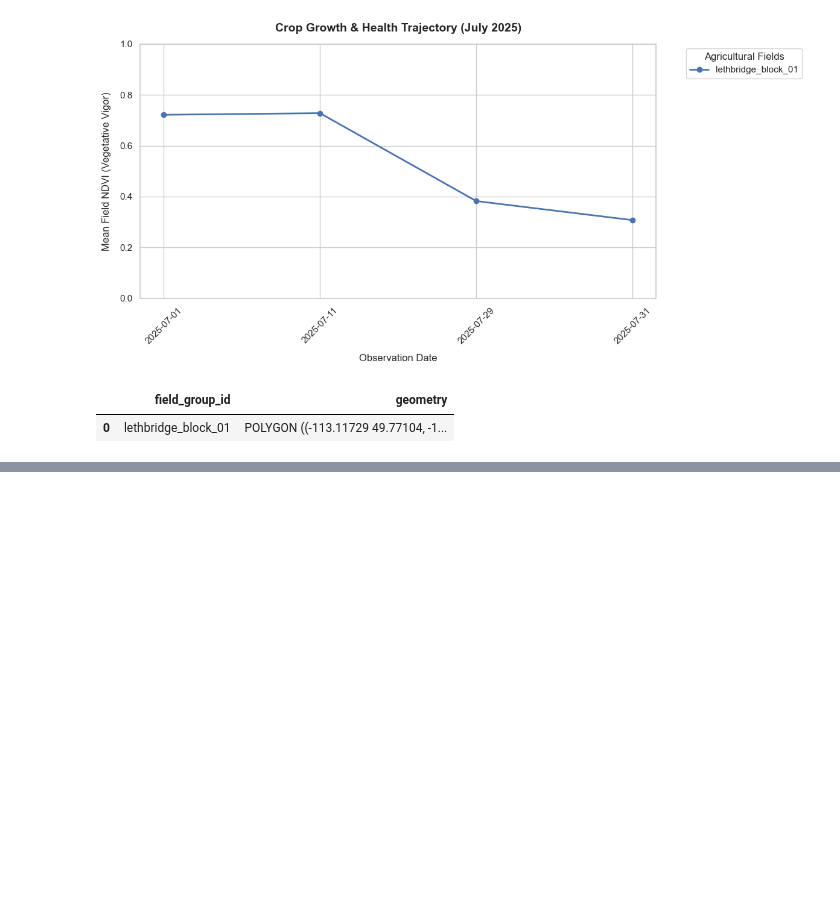
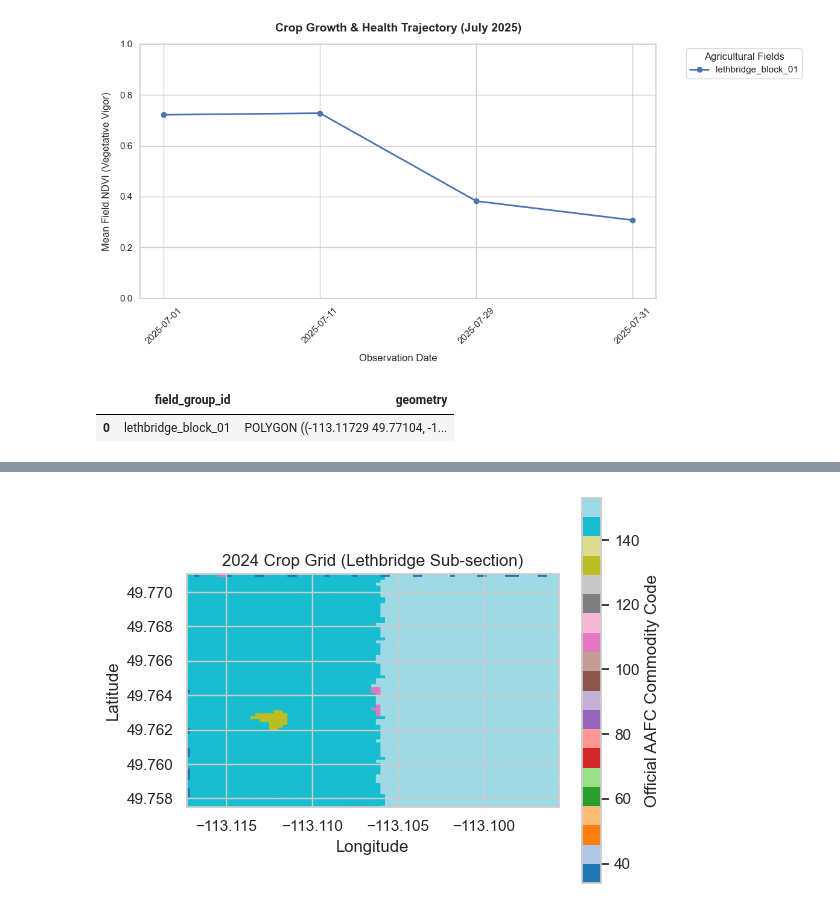
Before and after one commit to matthewJarrams/geospatial_project, a Jupyter notebook: notebooks/main_notebook.ipynb, the cells around one changed output, grey strips where cells are left out. Saved outputs shown, nothing was run; the diff lists cells and outputs as text; code cells hidden in the pictures; blank space fills up the shorter version.

Commit message:
Fixed pull from government website to get crop identifiers. Added boundary text file plan

```diff
--- a/notebooks/main_notebook.ipynb
+++ b/notebooks/main_notebook.ipynb
@@ -261,0 +209,77 @@ Unique commodity integers ready for training:
+# %%
+import io
+import requests
+import numpy as np
+import rioxarray
+import matplotlib.pyplot as plt
+from shapely.wkt import loads
+from pyproj import Transformer
+
+# The coordinates for our  test field in Lethbridge, Alberta. Lat/Lon to map out the polygon
+polygon_wkt = (
+    "POLYGON ((-113.11729 49.77104, -113.09566 49.77104, "
+    "-113.09566 49.75751, -113.11729 49.75751, -113.11729 49.77104))"
+)
+
+#build the polygon
+field_geometry = loads(polygon_wkt)
+min_lon, min_lat, max_lon, max_lat = field_geometry.bounds
+
+# Transform Lat/Lon (4326) into Web Mercator Meters (3857)
+# projection math
+transformer = Transformer.from_crs("EPSG:4326", "EPSG:3857", always_xy=True)
+xmin, ymin = transformer.transform(min_lon, min_lat)
+xmax, ymax = transformer.transform(max_lon, max_lat)
+
+# Use the "Export Image" endpoint from the agriculture canada website
+stream_url = (
+    "https://agriculture.canada.ca/imagery-images/rest/services/"
+    "annual_crop_inventory/2024/ImageServer/exportImage"
+)
+
+#our parameters which are the polygon and other projection identifiers
+# we want a tiff image format and to return an image file type
+params = {
+    "bbox": f"{xmin},{ymin},{xmax},{ymax}",
+    "bboxSR": "3857",
+    "imageSR": "3857",
+    "format": "tiff",
+    "f": "image"
+}
+
+print(f"Calculated Server Bounds (Meters):\nXMin: {xmin}\nYMin: {ymin}\nXMax: {xmax}\nYMax: {ymax}\n")
+print("Requesting image bytes directly from Canadian ImageServer REST API...")
+
+try:
+    # Fetch the image bytes over HTTP
+    response = requests.get(stream_url, params=params, timeout=30)
+    response.raise_for_status()
+
+    # 4. Wrap raw byte stream in an in-memory virtual file buffer
+    image_bytes = io.BytesIO(response.content)
+
+    # Pass the virtual file object to rioxarray
+    with rioxarray.open_rasterio(image_bytes) as src:
+        print("🎉 Array parsed successfully from memory buffer!")
+        crop_grid = src.squeeze().compute().values
+
+    # Clean out background nodata values (0)
+    unique_codes = np.unique(crop_grid)
+    unique_codes = unique_codes[unique_codes > 0]
+
+    print("\n✅ Success! Ground-truth target array built.")
+    print(f"Matrix Dimensions: {crop_grid.shape}")
+    print(f"Official AAFC Crop IDs found: {unique_codes}")
+
+    # 5. Plot the visual data array
+    plt.figure(figsize=(6, 5))
+    plt.imshow(crop_grid, cmap="tab20", extent=[min_lon, max_lon, min_lat, max_lat])
+    plt.colorbar(label="Official AAFC Commodity Code")
+    plt.xlabel("Longitude")
+    plt.ylabel("Latitude")
+    plt.title("2024 Crop Grid (Lethbridge Sub-section)")
+    plt.show()
+
+except Exception as e:
+    print(f"\nPipeline execution error: {e}")
+# %% [output]
@@ -261,0 +298 @@ Unique commodity integers ready for training:
+[figure, added]
```
Also changed, not shown: parts of 4 cells of this notebook, 1 other file.
